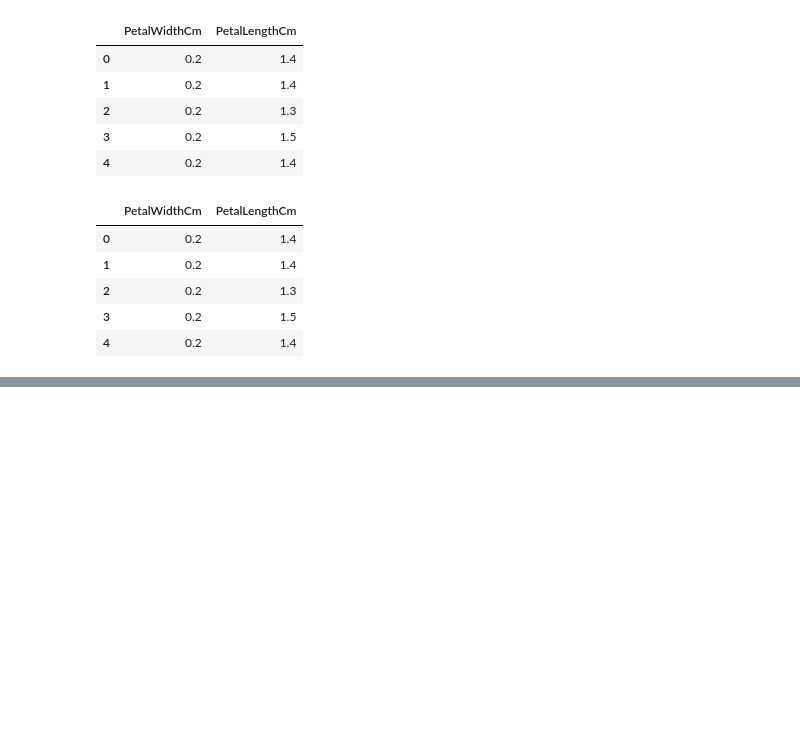
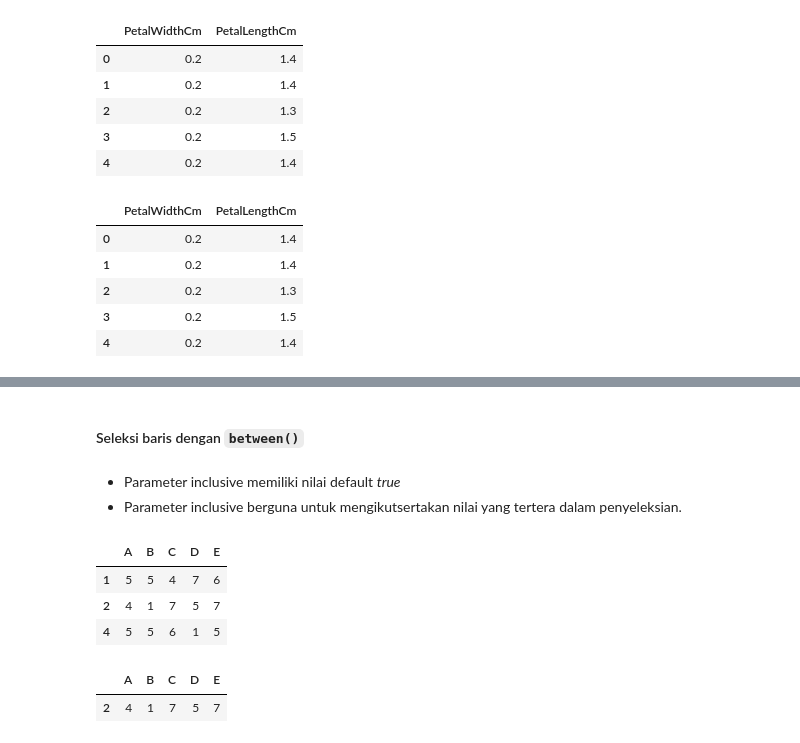
Before and after one commit to AlbertusAlanMehetabel/trik_pandas, a Jupyter notebook: Trik_Pandas_13.ipynb, the cells around one changed output, grey strips where cells are left out. Saved outputs shown, nothing was run; the diff lists cells and outputs as text; code cells hidden in the pictures; blank space fills up the shorter version.

```diff
--- a/Trik_Pandas_13.ipynb
+++ b/Trik_Pandas_13.ipynb
@@ -128,0 +167,17 @@ df
+# %% [markdown]
+#### Seleksi baris dengan `between()`
+# %% [markdown]
+- Parameter inclusive memiliki nilai default *true*
+- Parameter inclusive berguna untuk mengikutsertakan nilai yang tertera dalam penyeleksian.
+# %%
+df[df['A'].between(2, 5)]
+# %% [output]
+|  | A | B | C | D | E |
+| 1 | 5 | 5 | 4 | 7 | 6 |
+| 2 | 4 | 1 | 7 | 5 | 7 |
+| 4 | 5 | 5 | 6 | 1 | 5 |
+# %%
+df[df['A'].between(2, 5, inclusive=False)]
+# %% [output]
+|  | A | B | C | D | E |
+| 2 | 4 | 1 | 7 | 5 | 7 |
```
Also changed, not shown: parts of 21 cells of this notebook.
